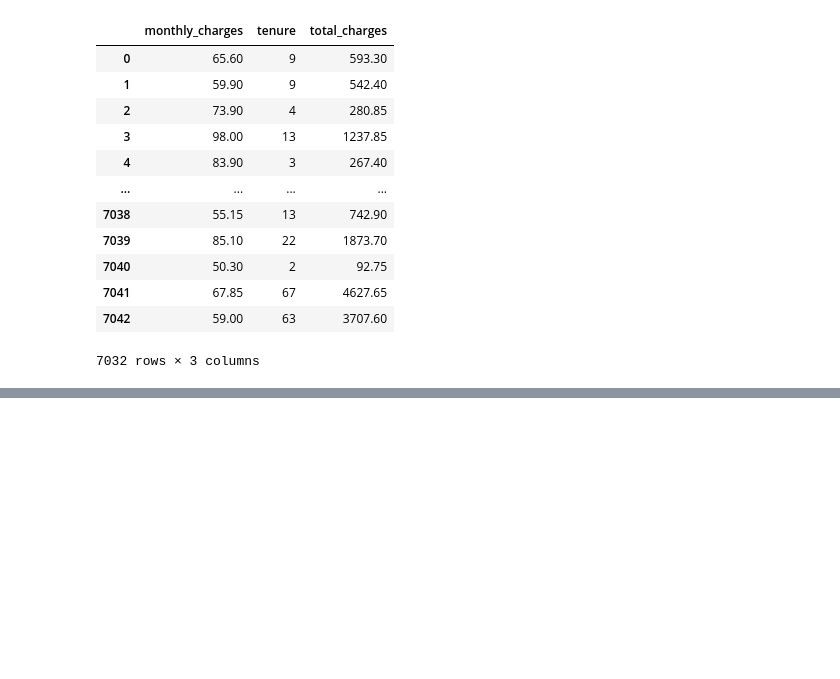
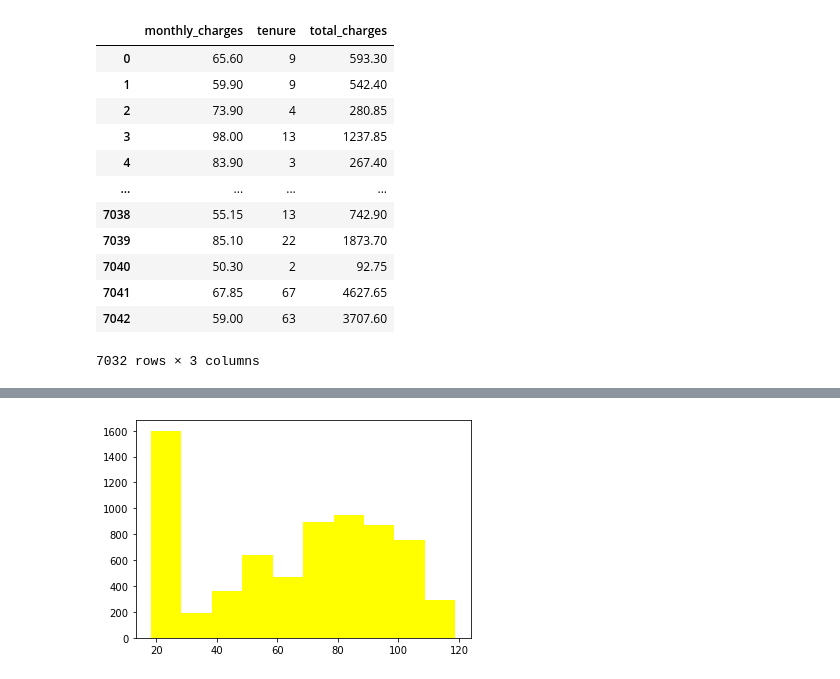
Before and after one commit to Severina7/Man_in_a_hole, a Jupyter notebook: doodle_and_draft.ipynb, the cells around one changed output, grey strips where cells are left out. Saved outputs shown, nothing was run; the diff lists cells and outputs as text; code cells hidden in the pictures; blank space fills up the shorter version.

```diff
--- a/doodle_and_draft.ipynb
+++ b/doodle_and_draft.ipynb
@@ -226,0 +232,5 @@ relevant_cols
+# %%
+plt.hist(telco['monthly_charges'], color='yellow')
+plt.show()
+# %% [output]
+[figure, added]
```
Also changed, not shown: parts of 14 cells of this notebook.
